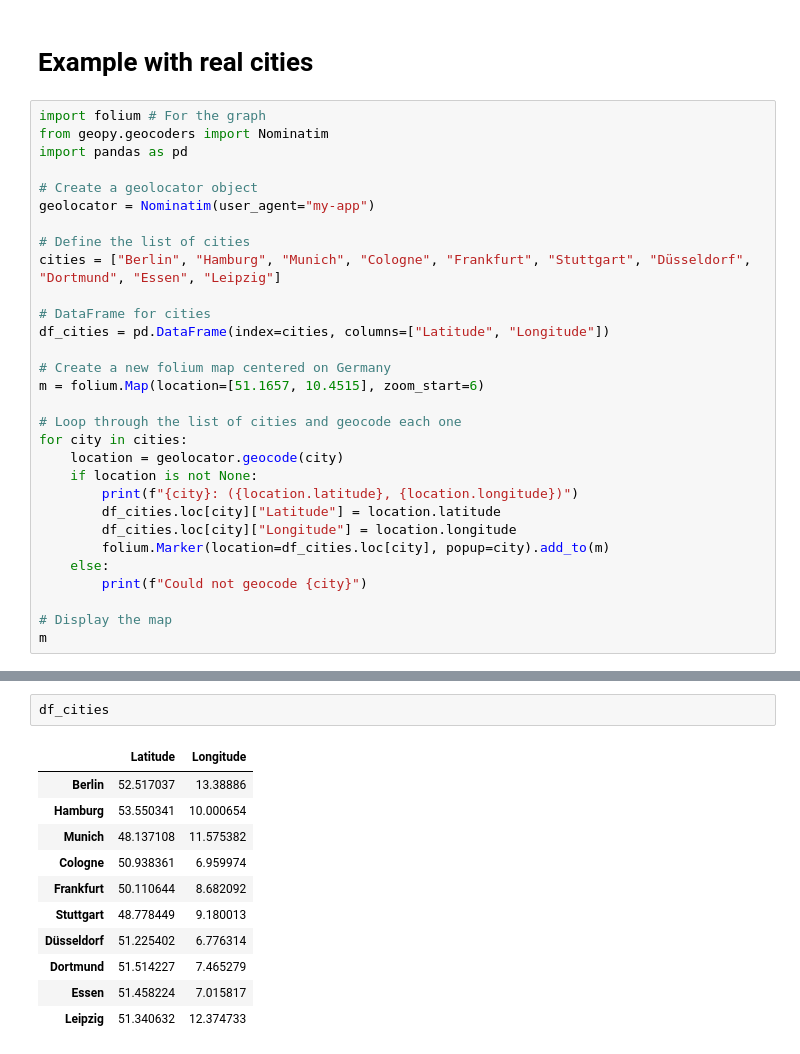
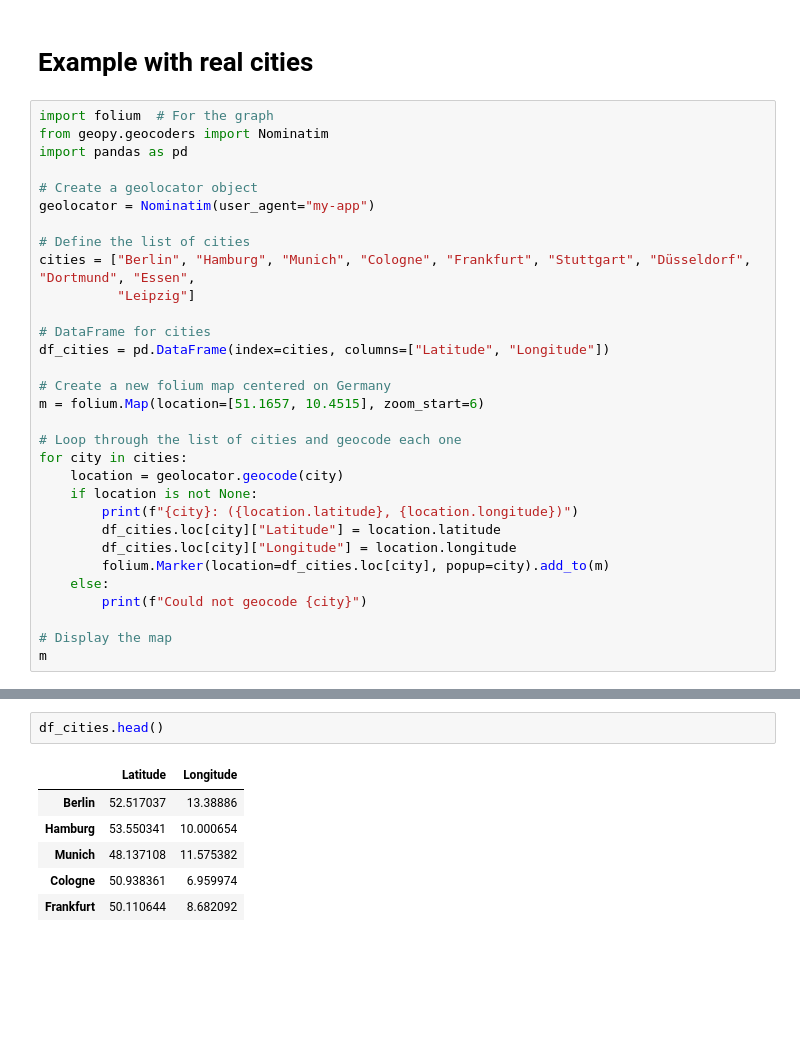
Before and after one commit to cdruf/tomas-and-christian, a Jupyter notebook: PulpTSP.ipynb, the cells around one changed output, grey strips where cells are left out. Saved outputs shown, nothing was run; the diff lists cells and outputs as text; blank space fills up the shorter version.

```diff
--- a/PulpTSP.ipynb
+++ b/PulpTSP.ipynb
@@ -152,7 +165,7 @@ plt.show()
 # %% [markdown]
 # Example with real cities
 # %%
-import folium # For the graph
+import folium  # For the graph
 from geopy.geocoders import Nominatim
 import pandas as pd
 
@@ -160,7 +173,8 @@ import pandas as pd
 geolocator = Nominatim(user_agent="my-app")
 
 # Define the list of cities
-cities = ["Berlin", "Hamburg", "Munich", "Cologne", "Frankfurt", "Stuttgart", "Düsseldorf", "Dortmund", "Essen", "Leipzig"]
+cities = ["Berlin", "Hamburg", "Munich", "Cologne", "Frankfurt", "Stuttgart", "Düsseldorf", "Dortmund", "Essen",
+          "Leipzig"]
 
 # DataFrame for cities
 df_cities = pd.DataFrame(index=cities, columns=["Latitude", "Longitude"])
@@ -194,19 +208,14 @@ Essen: (51.4582235, 7.0158171)
 Leipzig: (51.3406321, 12.3747329)
 [interactive output not drawn]
 # %%
-df_cities
+df_cities.head()
 # %% [output]
 |  | Latitude | Longitude |
 | Berlin | 52.517037 | 13.38886 |
 | Hamburg | 53.550341 | 10.000654 |
 | Munich | 48.137108 | 11.575382 |
 | Cologne | 50.938361 | 6.959974 |
 | Frankfurt | 50.110644 | 8.682092 |
-| Stuttgart | 48.778449 | 9.180013 |
-| Düsseldorf | 51.225402 | 6.776314 |
-| Dortmund | 51.514227 | 7.465279 |
-| Essen | 51.458224 | 7.015817 |
-| Leipzig | 51.340632 | 12.374733 |
 # %%
 # Calculation of the distance
 import numpy as np
```
Also changed, not shown: parts of 14 cells of this notebook, 2 other files.
